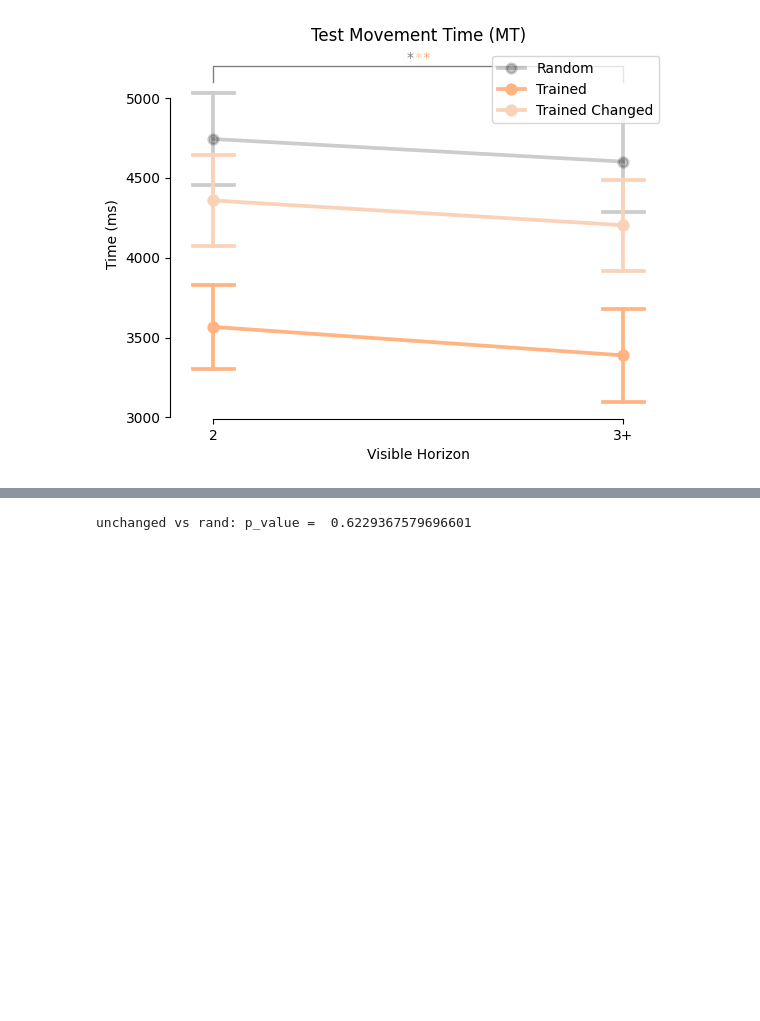
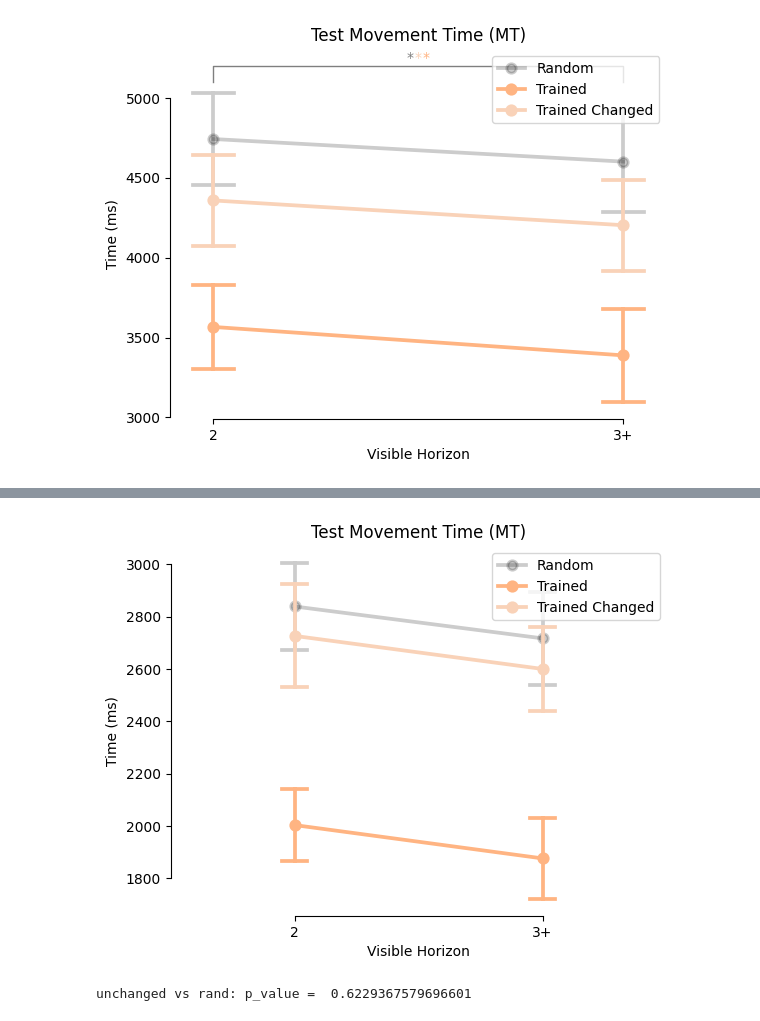
Before and after one commit to manazerzadeh/Sequence-Interference, a Jupyter notebook: DataAnalysis.ipynb, the cells around one changed output, grey strips where cells are left out. Drawn from its saved outputs; the diff is of its cells as text; code cells hidden in the pictures; blank space fills up the shorter version.

Commit message:
late half sequence production speed

```diff
--- a/DataAnalysis.ipynb
+++ b/DataAnalysis.ipynb
@@ -2045,0 +2048,90 @@ condition:is_large_window   0.2376 1.0000 9.0000 0.6376
+# %%
+trained_pallet = sns.light_palette(sns.color_palette('pastel')[1], n_colors=3)
+session3_blocks = subjs_presses[subjs_presses['BN'].isin(list(range(10,18)) + list(range(20,28)))].copy()
+
+session3_blocks = utils.remove_error_trials_presses(session3_blocks)
+
+late_IPI_N = 6
+
+session3_blocks = session3_blocks[session3_blocks['N'] >= late_IPI_N]
+
+session3_blocks['is_large_window'] = session3_blocks['windowSize'].apply(lambda x: x >= 3)
+
+
+
+kwargs = {'changed': {'color': trained_pallet[1] , 'alpha': 1}, 'unchanged': {'color': trained_pallet[2], 'alpha': 1}, 'rand': {'color': 'black', 'alpha': 0.2}}
+
+
+finger_aggs = {}
+
+for _ ,((flag_trained, flag_rand, flag_change), data) in enumerate(session3_blocks.groupby(['is_trained_seq', 'is_rand_seq', 'is_digit_changed'])):
+
+    if (flag_trained & flag_change):
+        label = 'changed'
+
+    if(flag_trained & ~flag_change):
+        label = 'unchanged'
+
+    if (flag_rand):
+        label = 'rand'
+
+
+    data = data.groupby(['SubNum', 'BN', 'TN', 'is_large_window']).agg({
+        'IPI_Value': 'sum'
+    }).reset_index()
+
+    data = data.groupby(['SubNum', 'is_large_window']).agg({
+    'IPI_Value': lambda x: np.percentile(x, 50)
+    }).reset_index()
+
+    finger_aggs[label] = data
+
+
+    sns.pointplot(data=data, x='is_large_window', y='IPI_Value', errorbar='se', dodge=True, label = label, capsize=0.1, **kwargs[label])
+
+
+
+    t_stat, p_value = stats.ttest_rel(
+        data[data['is_large_window'] == False]['IPI_Value'],
+        data[data['is_large_window'] == True]['IPI_Value']
+    )
+    print(label, " 2 vs 3+ : p_value = ",  p_value)
+
+
+
+# Combine all data into a single DataFrame
+combined_data = pd.concat([finger_aggs['changed'].assign(condition='changed'),
+                           finger_aggs['unchanged'].assign(condition='unchanged'),
+                           finger_aggs['rand'].assign(condition='rand')])
+
+print("All Three: \n", AnovaRM(data=combined_data, depvar='IPI_Value', subject='SubNum', within=['condition', 'is_large_window']).fit())
+print("unchanged_rand: \n", AnovaRM(data=combined_data[combined_data['condition'].isin(['unchanged', 'rand'])], depvar='IPI_Value', subject='SubNum', within=['condition', 'is_large_window']).fit())
+print("changed_unchanged: \n", AnovaRM(data=combined_data[combined_data['condition'].isin(['unchanged', 'changed'])], depvar='IPI_Value', subject='SubNum', within=['condition', 'is_large_window']).fit())
+
+
+# # plot significance bar on the plot
+# h = 100
+# y = 5100
+# plt.plot([0,0, 1, 1], [y, y + h, y + h, y], color = 'black', alpha = 0.5, lw = 1)
+
+# #three stars with corresponding colors for all conditions on top of the bar
+# delta_x = 0.02
+# plt.text(0.5 - delta_x, y + h + 10, '*', ha='center', va='bottom', color = 'black', alpha = 0.5, size = 10)
+# plt.text(0.5, y + h + 10, '*', ha='center', va='bottom', color = trained_pallet[1], size = 10)
+# plt.text(0.5 + delta_x, y + h + 10, '*', ha='center', va='bottom', color = trained_pallet[2], size = 10)
+
+
+plt.xticks([0,1], ['2', '3+'])
+plt.title('Test Movement Time (MT)')
+
+# legend labels
+handles, _ = plt.gca().get_legend_handles_labels()
+labels = ['Random', 'Trained', 'Trained Changed']
+plt.legend(handles, labels, loc='upper right')
+
+plt.xlabel('Visible Horizon')
+plt.ylabel('Time (ms)')
+sns.despine(trim = True)
+# plt.savefig(path_figs + "MT_test.pdf", format = 'pdf')
+plt.show()
+# %% [output]
@@ -2046,3 +2155,4 @@ condition:is_large_window   0.2376 1.0000 9.0000 0.6376
+[figure, added]
 # %%
 plt.figure(figsize=(3, 5))
 trained_pallet = sns.light_palette(sns.color_palette('pastel')[1], n_colors=3)
```
Also changed, not shown: parts of 3 cells of this notebook.
